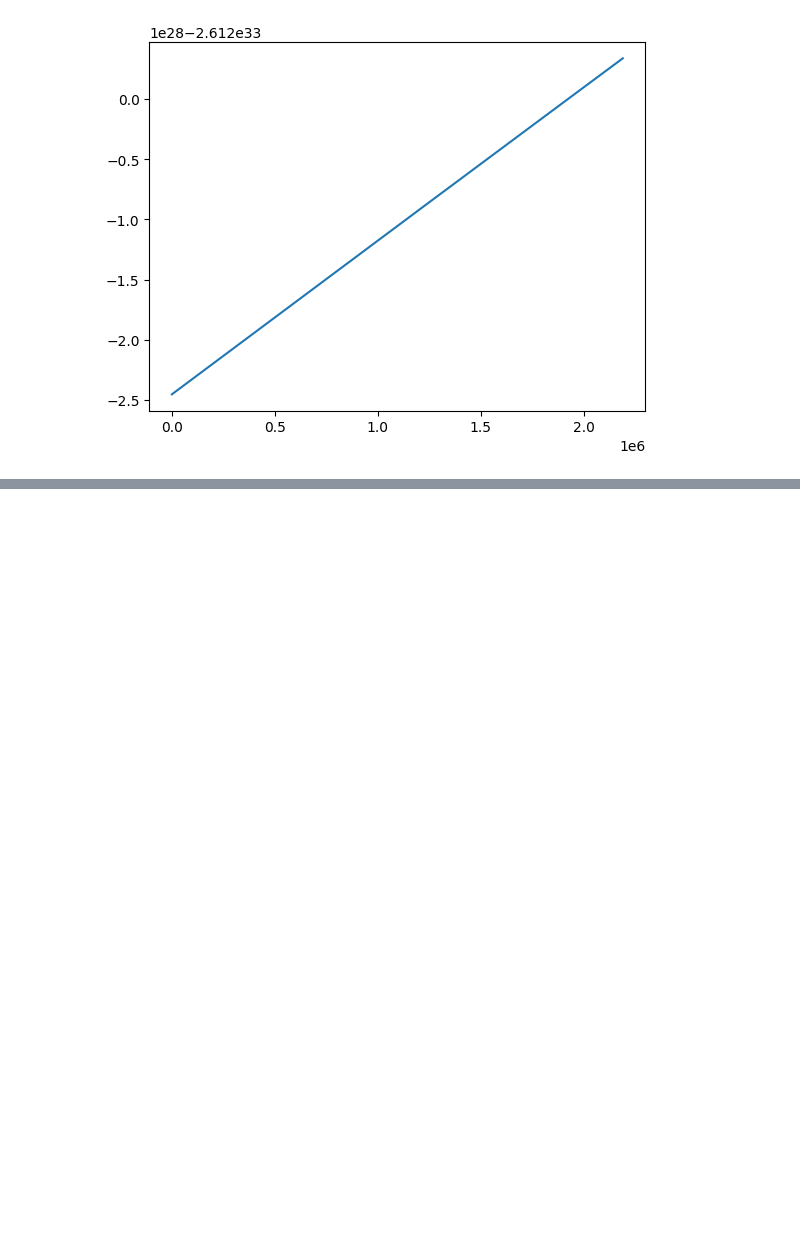
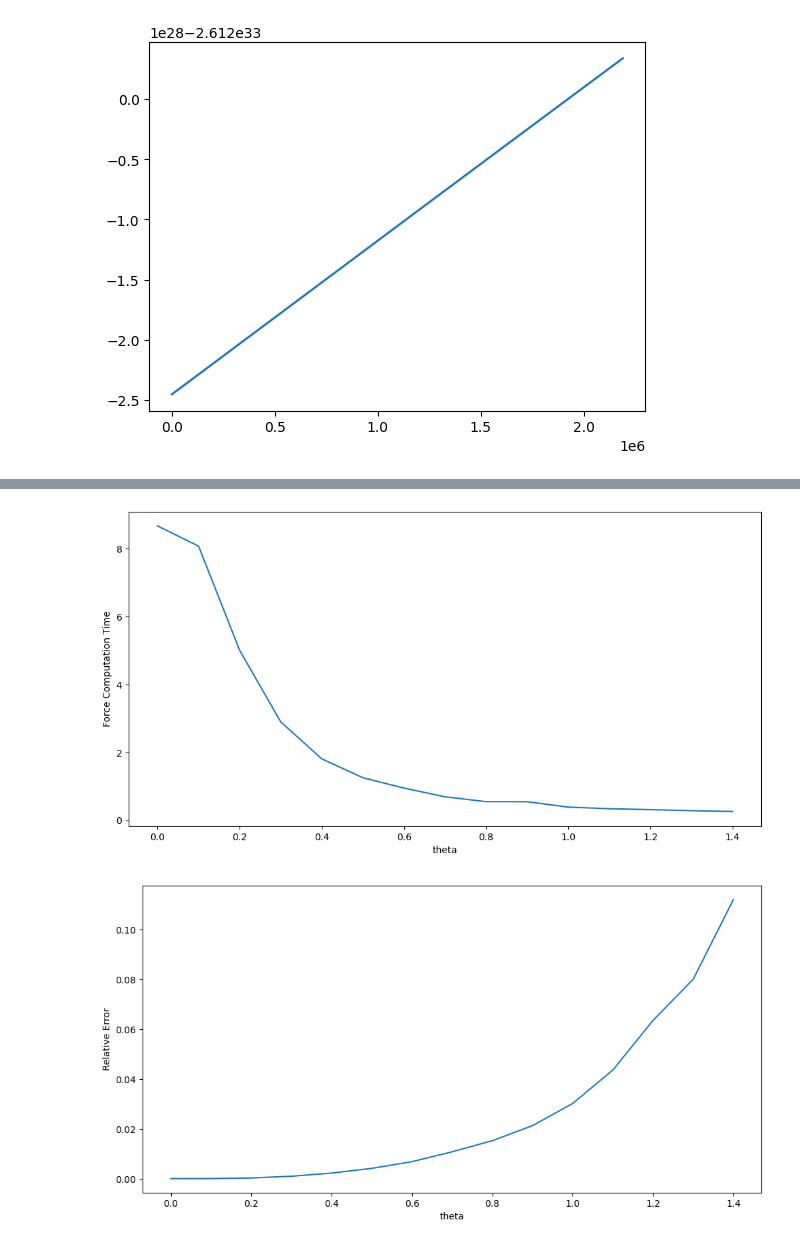
Before and after one commit to whuang259/Math714Project, a Jupyter notebook: nbody-simulation.ipynb, the cells around one changed output, grey strips where cells are left out. Drawn from its saved outputs; the diff is of its cells as text; code cells hidden in the pictures; blank space fills up the shorter version.

```diff
--- a/nbody-simulation.ipynb
+++ b/nbody-simulation.ipynb
@@ -418,0 +384,38 @@ plt.show()
+# %%
+thetas = np.arange(0, 1.5, 0.1)
+times = []
+exact = None
+errs = []
+
+positions = []
+masses = []
+for i in range(1000):
+        p = 0.5 * (np.random.rand(3) * AU + AU)
+        mass = 0.5 * (np.random.rand() * SM + SM)
+        positions.append(p)
+        masses.append(mass)
+
+for theta in thetas:
+    t1 = time()
+    F_approx = BarnesHutForceCalculator.compute_accelerations(positions, masses, theta)
+    t2 = time()
+    times.append(t2 - t1)
+
+    if theta == 0:
+        exact = F_approx
+    errs.append(np.linalg.norm(exact - F_approx)/np.linalg.norm(exact))
+
+fig, ax = plt.subplots(1, 1, figsize=(12,6))
+plt.plot(thetas, times)
+plt.xlabel("theta")
+plt.ylabel("Force Computation Time")
+plt.show()
+
+fig, ax = plt.subplots(1, 1, figsize=(12,6))
+plt.plot(thetas, errs)
+plt.xlabel("theta")
+plt.ylabel("Relative Error")
+plt.show()
+# %% [output]
+[figure, added]
+[figure, added]
```
Also changed, not shown: parts of 6 cells of this notebook.
